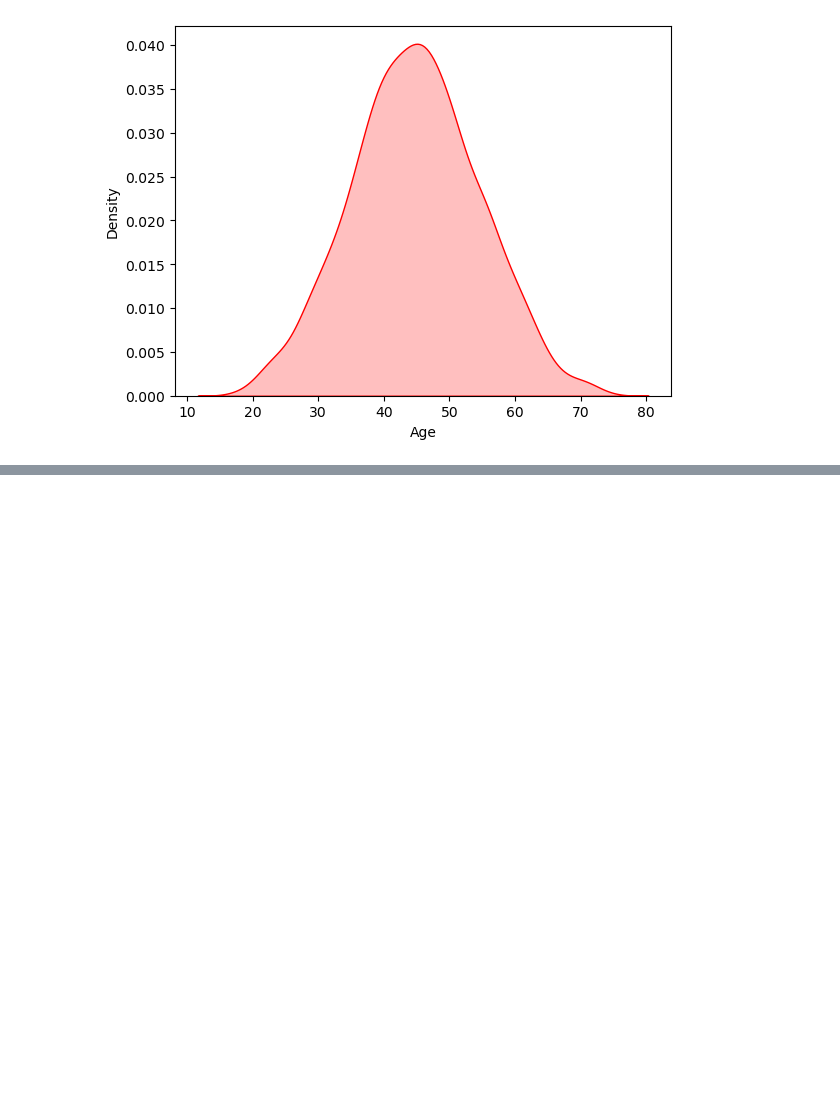
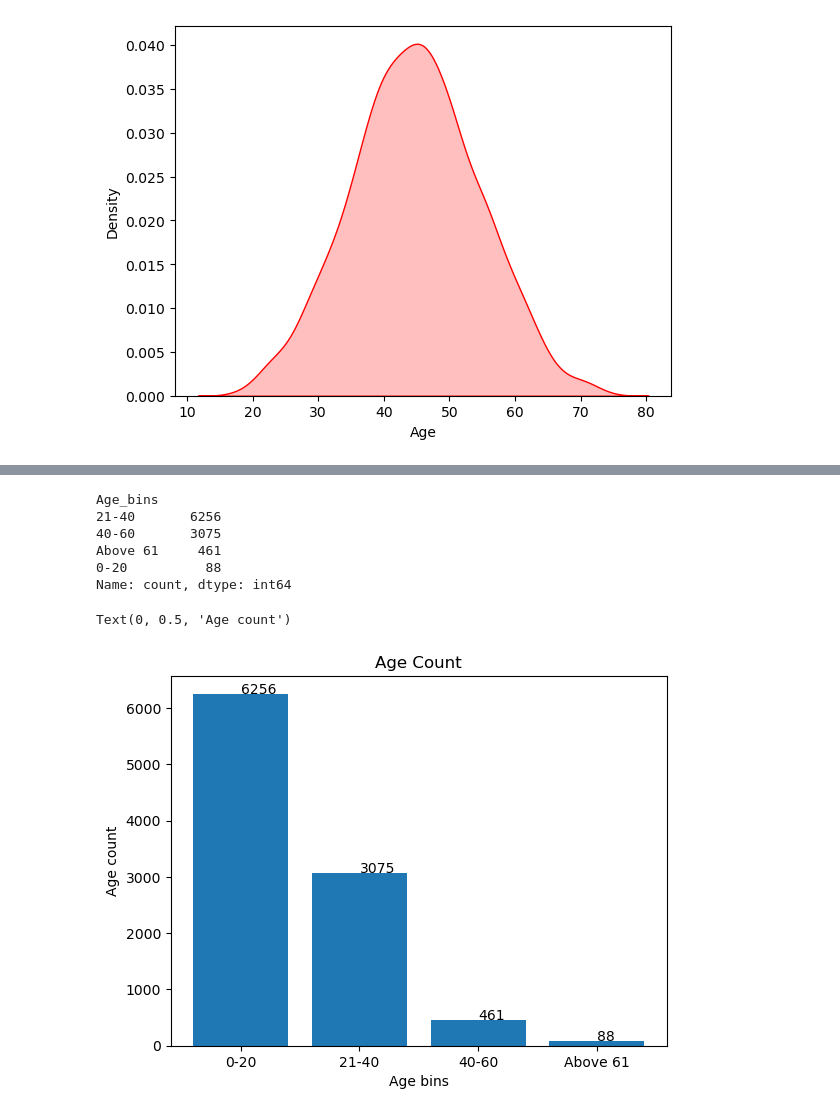
Before and after one commit to YuganderP/DATA_SCIENCE, a Jupyter notebook: EDA/EDA.ipynb, the cells around one changed output, grey strips where cells are left out. Drawn from its saved outputs; the diff is of its cells as text; code cells hidden in the pictures; blank space fills up the shorter version.

```diff
--- a/EDA/EDA.ipynb
+++ b/EDA/EDA.ipynb
@@ -710,0 +759,4 @@ This will become an error in seaborn v0.14.0; please update your code.
+# %%
+from sklearn import preprocessing
+df=pd.read_csv(r"C:\Users\DataScience\Desktop\DATA_SCIENCE\EDA\EDA-main\Data\Churn_Modelling.csv")
+df.head()
@@ -710,0 +790,5 @@ This will become an error in seaborn v0.14.0; please update your code.
+# %%
+## Binning
+
+df.drop(columns=['CustomerId','RowNumber','Surname'],axis=1,inplace=True)
+df.head(5)
@@ -710,0 +810,5 @@ This will become an error in seaborn v0.14.0; please update your code.
+# %%
+labels=['0-20','21-40','40-60','Above 61']
+bins=[0,20,40,60,100]
+df['Age_bins']=pd.cut(df.Age,bins,labels=labels,include_lowest=True)
+df.head(5)
@@ -710,0 +822,23 @@ This will become an error in seaborn v0.14.0; please update your code.
+# %%
+df.Age_bins.value_counts()
+# %% [output]
+Age_bins
+21-40       6256
+40-60       3075
+Above 61     461
+0-20          88
+Name: count, dtype: int64
+# %%
+def add_labels(x,y):
+    for i in range(len(x)):
+        plt.text(i,y[i],y[i])
+# %%
+## plotting
+add_labels(labels,df.Age_bins.value_counts())
+plt.bar(labels,df.Age_bins.value_counts())
+plt.title("Age Count")
+plt.xlabel("Age bins")
+plt.ylabel("Age count")
+# %% [output]
+Text(0, 0.5, 'Age count')
+[figure, added]
```
Also changed, not shown: parts of 32 cells of this notebook.
